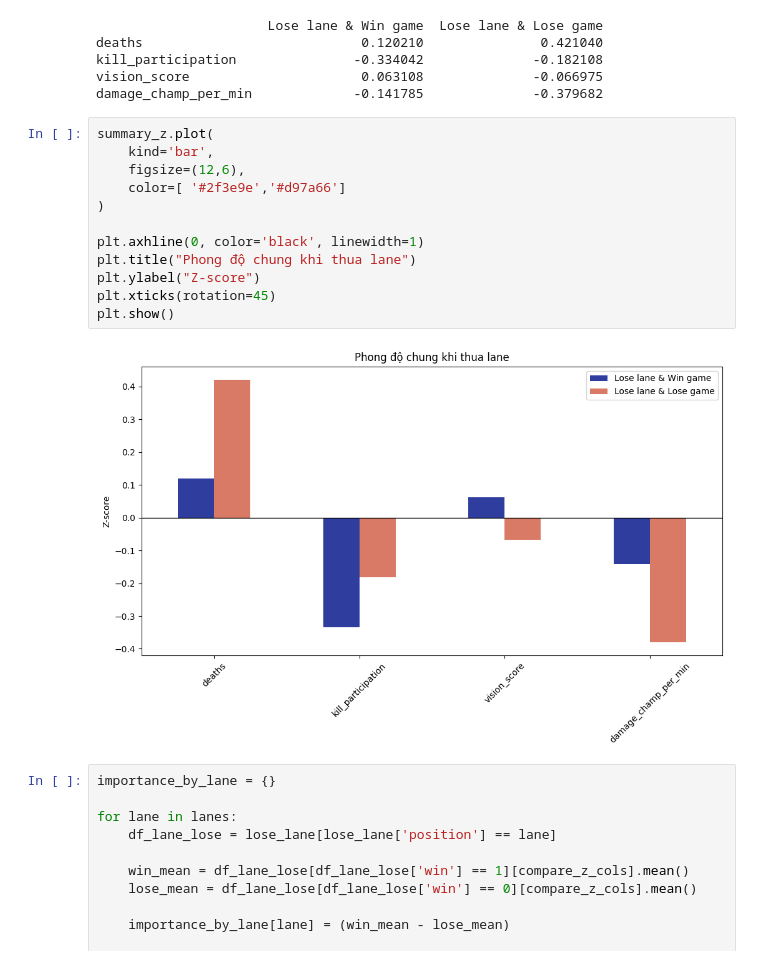
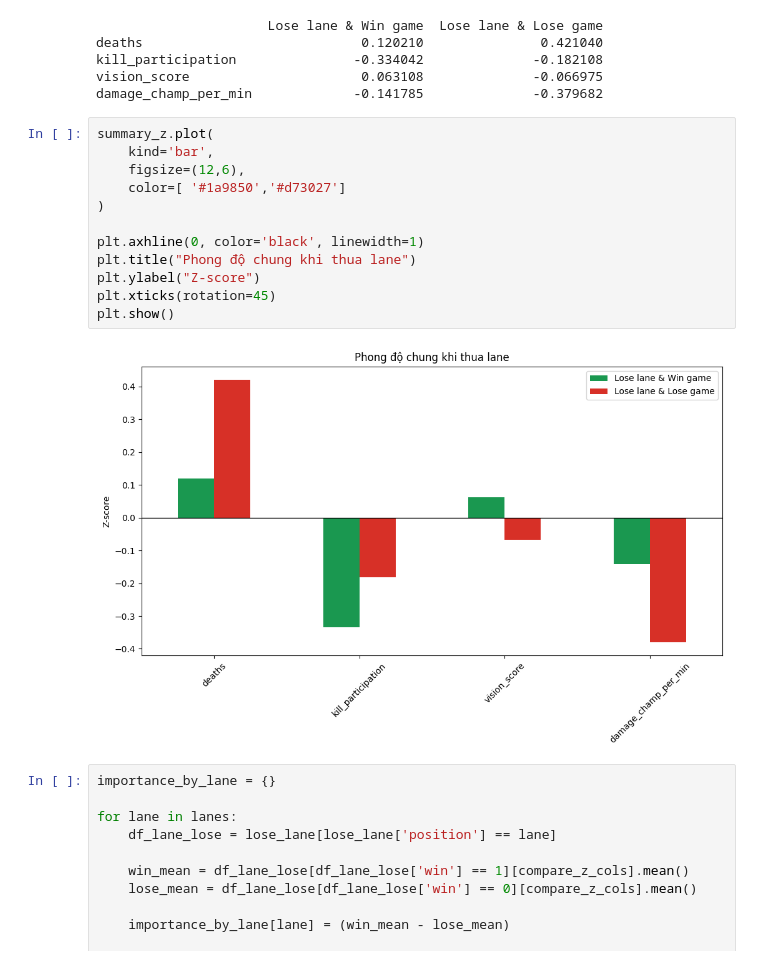
Before and after one commit to Anatralmao/lmht, a Jupyter notebook: lmhtplayers.ipynb, the cells around one changed output. Saved outputs shown, nothing was run; the diff lists cells and outputs as text.

```diff
--- a/lmhtplayers.ipynb
+++ b/lmhtplayers.ipynb
@@ -209,17 +229,17 @@ damage_champ_per_min             -0.141785              -0.379682
 # %%
 summary_z.plot(
     kind='bar',
     figsize=(12,6),
-    color=[ '#2f3e9e','#d97a66']
+    color=[ '#1a9850','#d73027']
 )
 
 plt.axhline(0, color='black', linewidth=1)
 plt.title("Phong độ chung khi thua lane")
 plt.ylabel("Z-score")
 plt.xticks(rotation=45)
 plt.show()
 # %% [output]
-[figure, old version]
+[figure, new version]
 # %%
 importance_by_lane = {}
 
```
Also changed, not shown: parts of 3 cells of this notebook.
